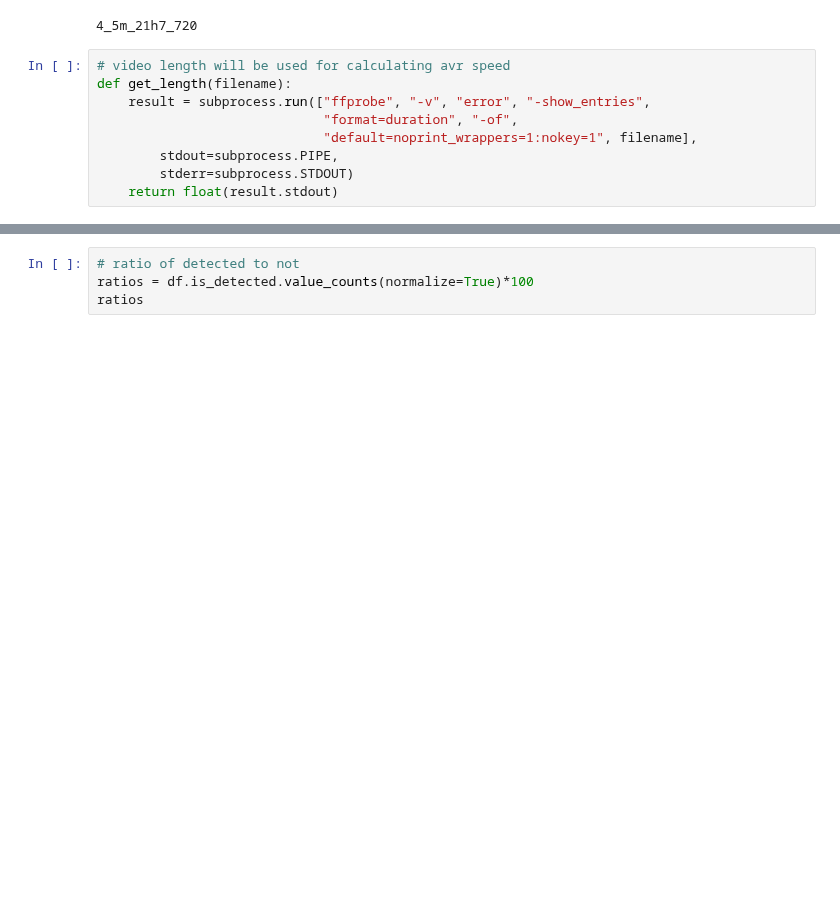
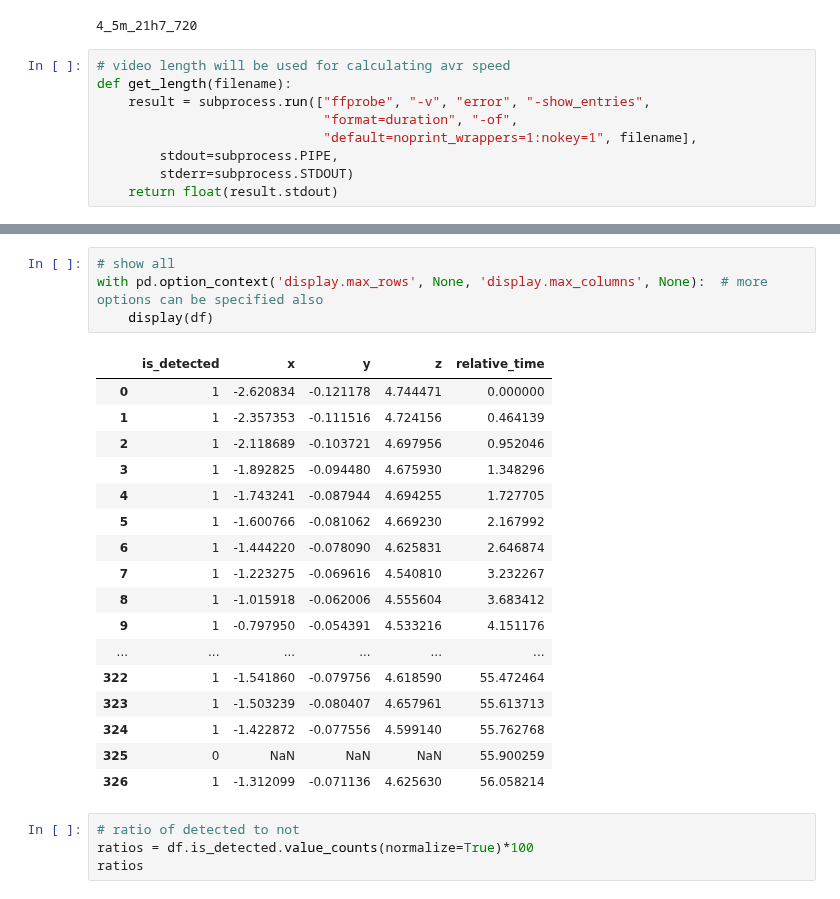
Before and after one commit to hakanErgin/apriltag_test_bench, a Jupyter notebook: test_pipeline/scripts/dynamic_tests/linear_velocity/result/4_5m_21h7_720.ipynb, the cells around one changed output, grey strips where cells are left out. Drawn from its saved outputs; the diff is of its cells as text; blank space fills up the shorter version.

```diff
--- a/test_pipeline/scripts/dynamic_tests/linear_velocity/result/4_5m_21h7_720.ipynb
+++ b/test_pipeline/scripts/dynamic_tests/linear_velocity/result/4_5m_21h7_720.ipynb
@@ -86,3 +86,25 @@ df.groupby(target)[['x','y']].describe()
+# %%
+# show all
+with pd.option_context('display.max_rows', None, 'display.max_columns', None):  # more options can be specified also
+    display(df)
+# %% [output]
+|  | is_detected | x | y | z | relative_time |
+| 0 | 1 | -2.620834 | -0.121178 | 4.744471 | 0.000000 |
+| 1 | 1 | -2.357353 | -0.111516 | 4.724156 | 0.464139 |
+| 2 | 1 | -2.118689 | -0.103721 | 4.697956 | 0.952046 |
+| 3 | 1 | -1.892825 | -0.094480 | 4.675930 | 1.348296 |
+| 4 | 1 | -1.743241 | -0.087944 | 4.694255 | 1.727705 |
+| 5 | 1 | -1.600766 | -0.081062 | 4.669230 | 2.167992 |
+| 6 | 1 | -1.444220 | -0.078090 | 4.625831 | 2.646874 |
+| 7 | 1 | -1.223275 | -0.069616 | 4.540810 | 3.232267 |
+| 8 | 1 | -1.015918 | -0.062006 | 4.555604 | 3.683412 |
+| 9 | 1 | -0.797950 | -0.054391 | 4.533216 | 4.151176 |
+| ... | ... | ... | ... | ... | ... |
+| 322 | 1 | -1.541860 | -0.079756 | 4.618590 | 55.472464 |
+| 323 | 1 | -1.503239 | -0.080407 | 4.657961 | 55.613713 |
+| 324 | 1 | -1.422872 | -0.077556 | 4.599140 | 55.762768 |
+| 325 | 0 | NaN | NaN | NaN | 55.900259 |
+| 326 | 1 | -1.312099 | -0.071136 | 4.625630 | 56.058214 |
 # %%
 # ratio of detected to not
 ratios = df.is_detected.value_counts(normalize=True)*100
```
Also changed, not shown: parts of 5 cells of this notebook, 1 other file.
